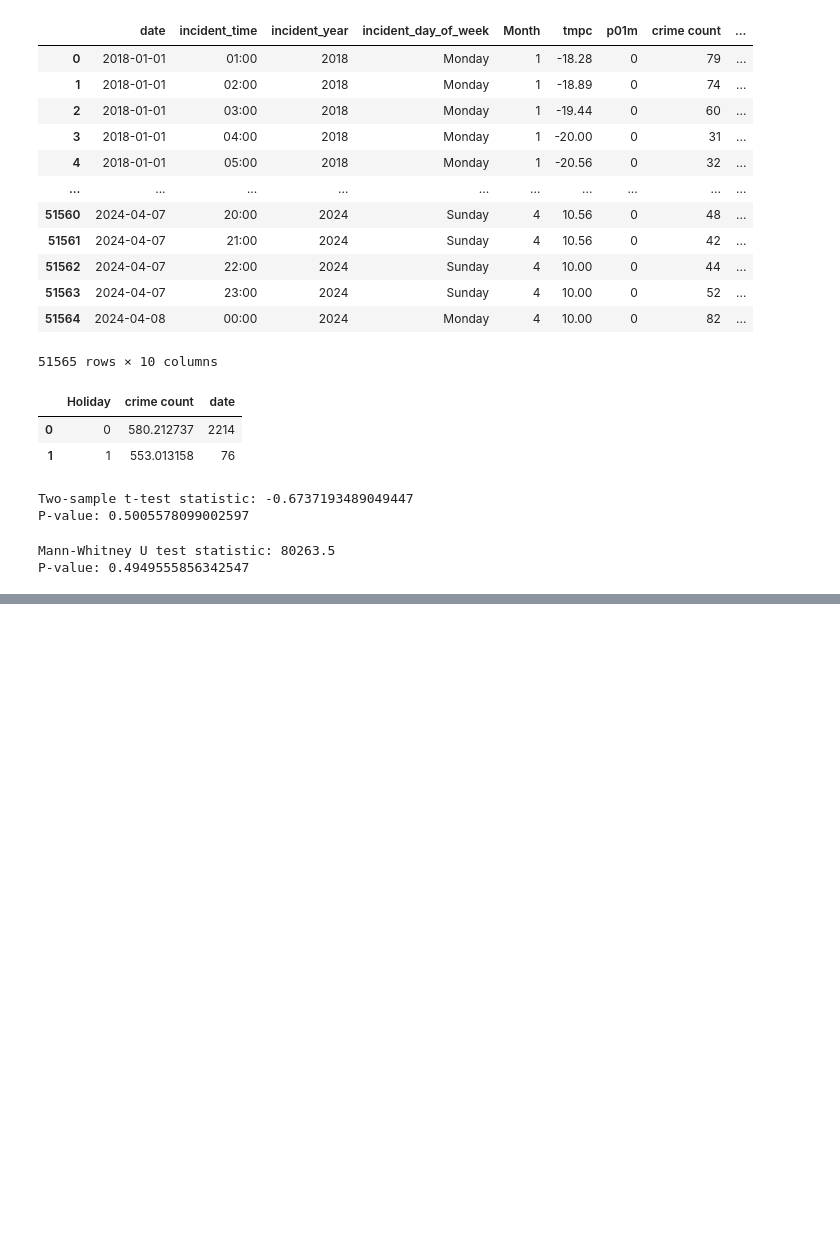
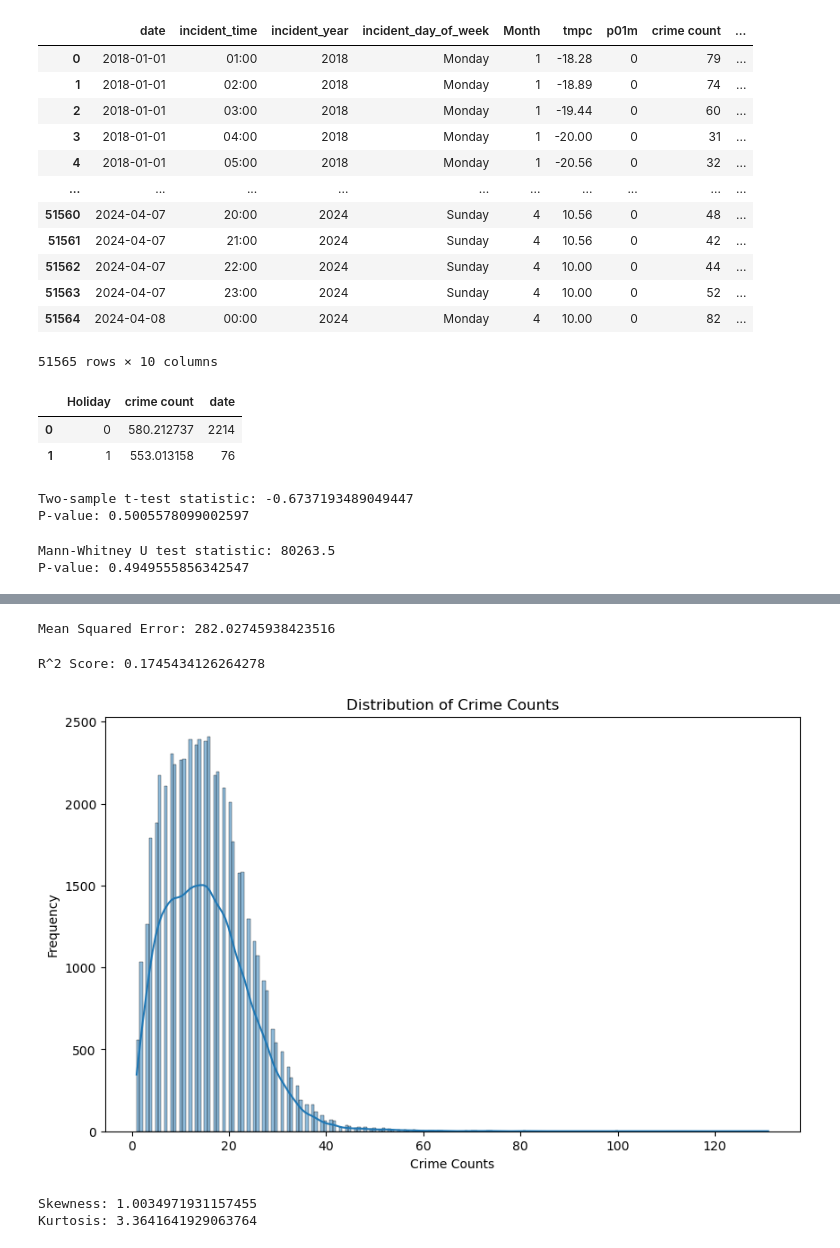
Before and after one commit to etumkaya/incidents, a Jupyter notebook: Incidents_Project.ipynb, the cells around one changed output, grey strips where cells are left out. Cells and saved outputs as stored; diff of their text form; code cells hidden in the pictures; blank space fills up the shorter version.

Commit message:
Modeling part is almost over

```diff
--- a/Incidents_Project.ipynb
+++ b/Incidents_Project.ipynb
@@ -1101,6 +1114,8 @@ pd.DataFrame(hourly_comparison_chicago_rain)
 2 rows × 24 columns
 # %% [markdown]
 ### Does crime count have an association with Daily Temperatures? - SF
+# %%
+merged_SF_3['tmpc'].fillna(method='ffill', inplace=True)
 # %%
 merged_SF_3[["tmpc","crime count"]].groupby(merged_SF_3["incident_datetime"]).agg({"tmpc":"mean","crime count":"sum"}).corr()
 # %% [output]
@@ -1348,0 +2158,53 @@ P-value: 0.4949555856342547
+# %%
+merged_Chicago_4['incident_time'] = pd.to_datetime(merged_Chicago_4['incident_time'])
+
+merged_Chicago_4['hour_sin'] = np.sin(2 * np.pi * merged_Chicago_4['incident_time'].dt.hour / 24)
+merged_Chicago_4['hour_cos'] = np.cos(2 * np.pi * merged_Chicago_4['incident_time'].dt.hour / 24)
+
+month_one_hot = pd.get_dummies(merged_Chicago_4['Month'], prefix='month')
+
+day_of_week_one_hot = pd.get_dummies(merged_Chicago_4['incident_day_of_week'], prefix='day_of_week', drop_first=True)
+
+merged_Chicago_encoded = pd.concat([merged_Chicago_4, month_one_hot, day_of_week_one_hot], axis=1)
+
+X = merged_Chicago_encoded[['hour_sin', 'hour_cos'] + list(month_one_hot.columns) + list(day_of_week_one_hot.columns)]
+y = merged_Chicago_encoded['crime count']
+
+hour = merged_Chicago_4['incident_time'].dt.hour
+year = merged_Chicago_4['incident_year']
+X_train, X_test, y_train, y_test = train_test_split(X, y, test_size=0.2, random_state=42, stratify=pd.concat([hour, year], axis=1))
+
+model = RandomForestRegressor(n_estimators=100, random_state=42)
+model.fit(X_train, y_train)
+
+y_pred = model.predict(X_test)
+mse = mean_squared_error(y_test, y_pred)
+print(f'Mean Squared Error: {mse}')
+# %% [output]
+Mean Squared Error: 282.02745938423516
+# %%
+r2 = r2_score(y_test, y_pred)
+print(f'R^2 Score: {r2}')
+# %% [output]
+R^2 Score: 0.1745434126264278
+# %%
+y = merged_SF4['crime count'].copy()
+
+
+plt.figure(figsize=(10, 6))
+sns.histplot(y, kde=True)
+plt.title('Distribution of Crime Counts')
+plt.xlabel('Crime Counts')
+plt.ylabel('Frequency')
+plt.show()
+# %% [output]
+[figure, added]
+# %%
+skewness = y.skew()
+kurtosis = y.kurt()
+
+print(f'Skewness: {skewness}')
+print(f'Kurtosis: {kurtosis}')
+# %% [output]
+Skewness: 1.0034971931157455
+Kurtosis: 3.3641641929063764
```
Also changed, not shown: parts of 62 cells of this notebook.
